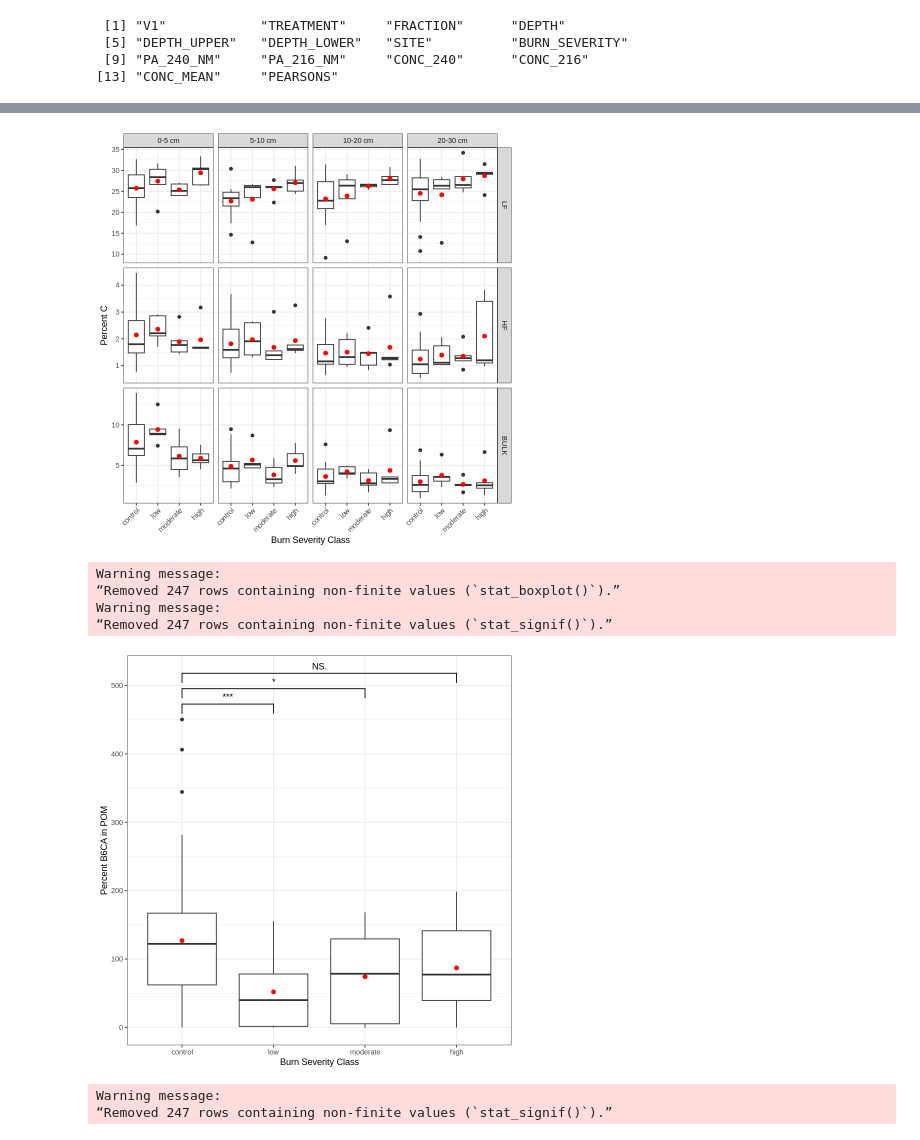
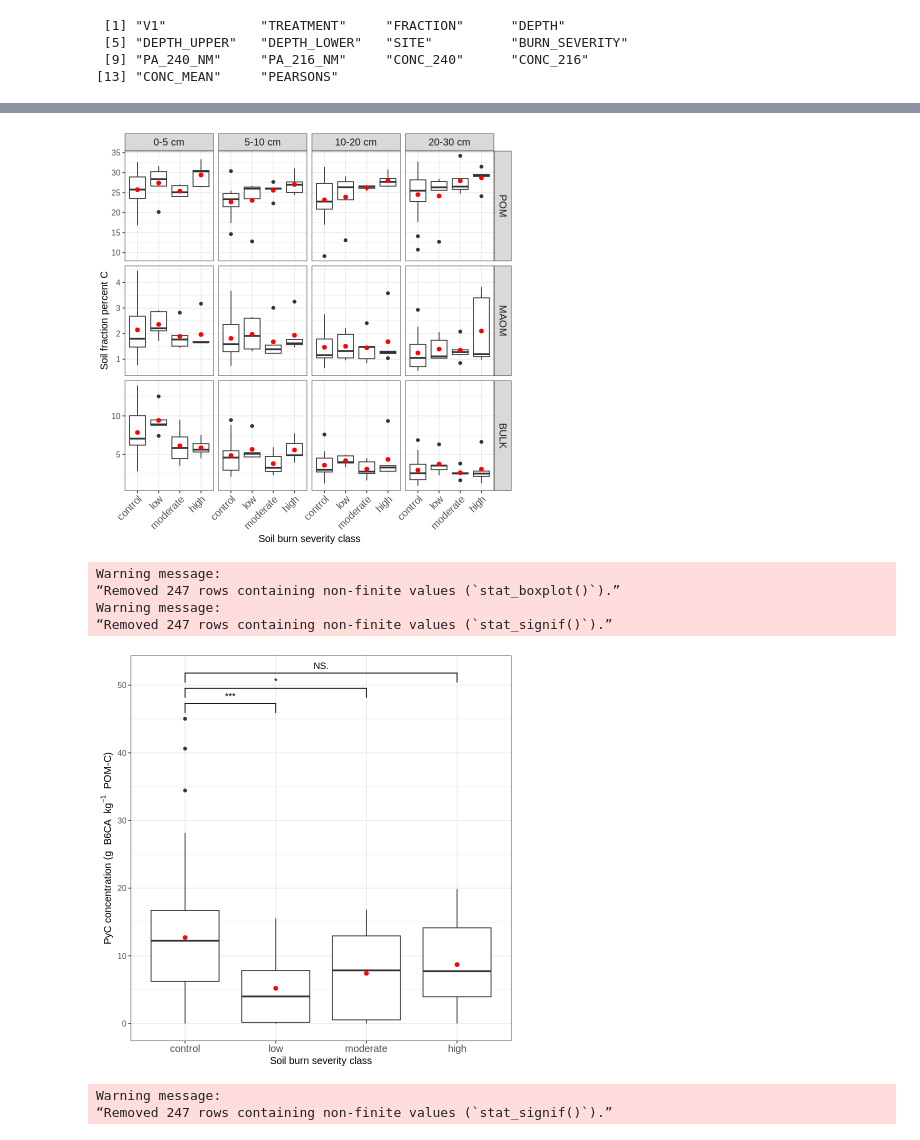
Before and after one commit to hayleypc/BPCA_HFF, a Jupyter notebook: BPCA_analysis_plotting.ipynb, the cells around one changed output, grey strips where cells are left out. Drawn from its saved outputs; the diff is of its cells as text; code cells hidden in the pictures.

```diff
--- a/BPCA_analysis_plotting.ipynb
+++ b/BPCA_analysis_plotting.ipynb
@@ -617,39 +588,46 @@ Warning message:
 # %%
 means_data <- analysis_full_bpca_exp_dt[ ,
                           .(C_PERC = mean(C_PERC, na.rm = TRUE)),
                           by = .(BURN_SEVERITY,FRACTION,DEPTH)]
 
 analysis_full_bpca_exp_dt %>%
 ggplot( aes(x = BURN_SEVERITY, y = C_PERC)) +
     geom_boxplot( ) +
     geom_point(data = means_data, aes(y = C_PERC), color = "red", size = 2) +
-    ylab('Percent C') +
+    ylab('Soil fraction percent C') +
     theme_bw()+
-    xlab('Burn Severity Class') +
-        theme(axis.text.x = element_text(angle = 45, hjust=1))+
-    facet_grid(FRACTION~DEPTH,scales = 'free_y')
+    xlab('Soil burn severity class') +
+        theme(axis.text.x = element_text(angle = 45, hjust=1, size=12),
+         text = element_text(size = 12),
+    axis.title = element_text(size = 12),
+    strip.text = element_text(size = 12) )+
+    facet_grid(FRACTION~DEPTH,scales = 'free_y', labeller = labeller(FRACTION = c("LF" = "POM", "HF" = "MAOM", "BULK" = "BULK")))
 # %% [output]
-[figure, old version]
+[figure, new version]
 # %%
 means_data <- analysis_full_bpca_exp_dt[ ,
                           .(per_bpca_carb_lf = mean(per_bpca_carb_lf, na.rm = TRUE)),
                           by = .(BURN_SEVERITY)]
 
 analysis_full_bpca_exp_dt %>%
-ggplot( aes(x = BURN_SEVERITY, y = per_bpca_carb_lf*1000)) +
+ggplot( aes(x = BURN_SEVERITY, y = per_bpca_carb_lf*100)) +
     geom_boxplot( ) +
-    geom_point(data = means_data, aes(y = per_bpca_carb_lf*1000), color = "red", size = 2) +
-    ylab('Percent B6CA in POM') +
+    geom_point(data = means_data, aes(y = per_bpca_carb_lf*100), color = "red", size = 2) +
     geom_signif(aes(),comparisons = list(c(1,2),c(1,3),c(1,4)),
             map_signif_level=TRUE,step_increase=.05) +
     theme_bw()+
-    xlab('Burn Severity Class')
+      theme(axis.text.x = element_text(size=12),
+         text = element_text(size = 12),
+    axis.title = element_text(size = 12),
+    strip.text = element_text(size = 12) )+
+    ylab(bquote('PyC concentration ('*g~ 'B6CA'~kg^-1~'POM-C'*')'))+
+    xlab('Soil burn severity class')
 # %% [output]
 Warning message:
 “Removed 247 rows containing non-finite values (`stat_boxplot()`).”
 Warning message:
 “Removed 247 rows containing non-finite values (`stat_signif()`).”
-[figure, old version]
+[figure, new version]
 # %%
 means_data <- analysis_full_bpca_exp_dt[, .(
   per_bpca_carb_lf = mean(per_bpca_carb_lf, na.rm = TRUE) ,
```
Also changed, not shown: parts of 10 cells of this notebook.
